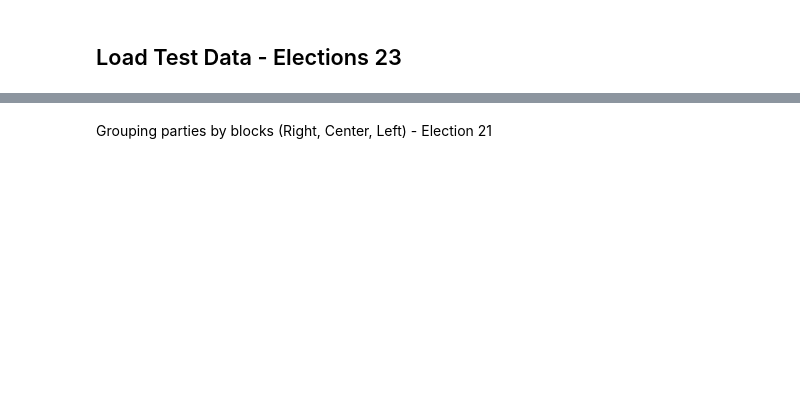
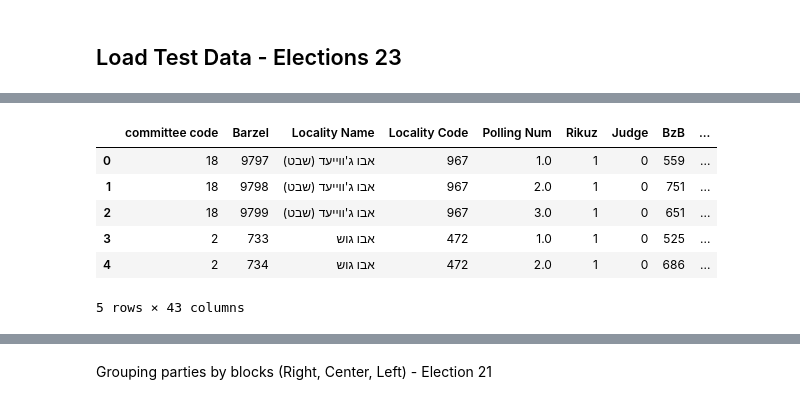
Before and after one commit to zbeedatm/machine_learning, a Jupyter notebook: HW2.ipynb, the cells around one changed output, grey strips where cells are left out. Drawn from its saved outputs; the diff is of its cells as text; code cells hidden in the pictures; blank space fills up the shorter version.

```diff
--- a/HW2.ipynb
+++ b/HW2.ipynb
@@ -170,0 +184,10 @@ Test data with localities and polling stations
+# %%
+df_b_22_encoded.head()
+# %% [output]
+|  | committee code | Barzel | Locality Name | Locality Code | Polling Num | Rikuz | Judge | BzB | ... |
+| 0 | 18 | 9797 | אבו ג'ווייעד (שבט) | 967 | 1.0 | 1 | 0 | 559 | ... |
+| 1 | 18 | 9798 | אבו ג'ווייעד (שבט) | 967 | 2.0 | 1 | 0 | 751 | ... |
+| 2 | 18 | 9799 | אבו ג'ווייעד (שבט) | 967 | 3.0 | 1 | 0 | 651 | ... |
+| 3 | 2 | 733 | אבו גוש | 472 | 1.0 | 1 | 0 | 525 | ... |
+| 4 | 2 | 734 | אבו גוש | 472 | 2.0 | 1 | 0 | 686 | ... |
+5 rows × 43 columns
```
Also changed, not shown: parts of 45 cells of this notebook, 1 other file.
